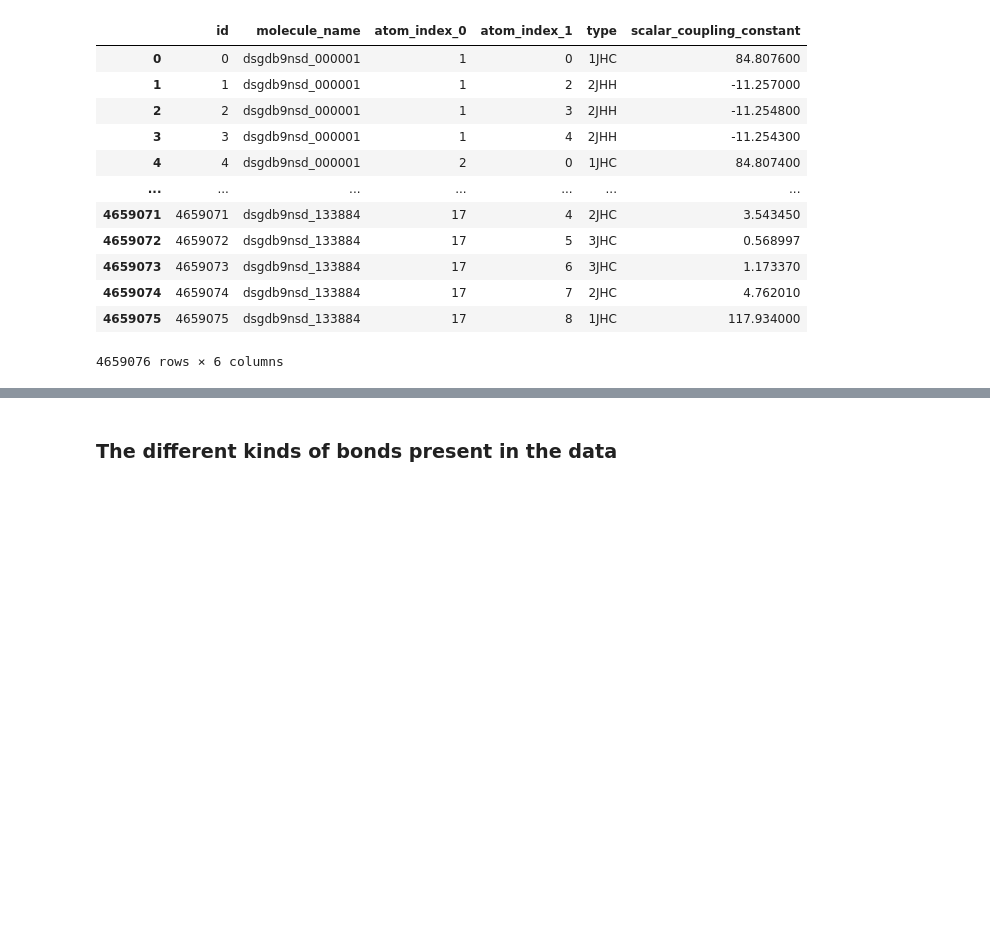
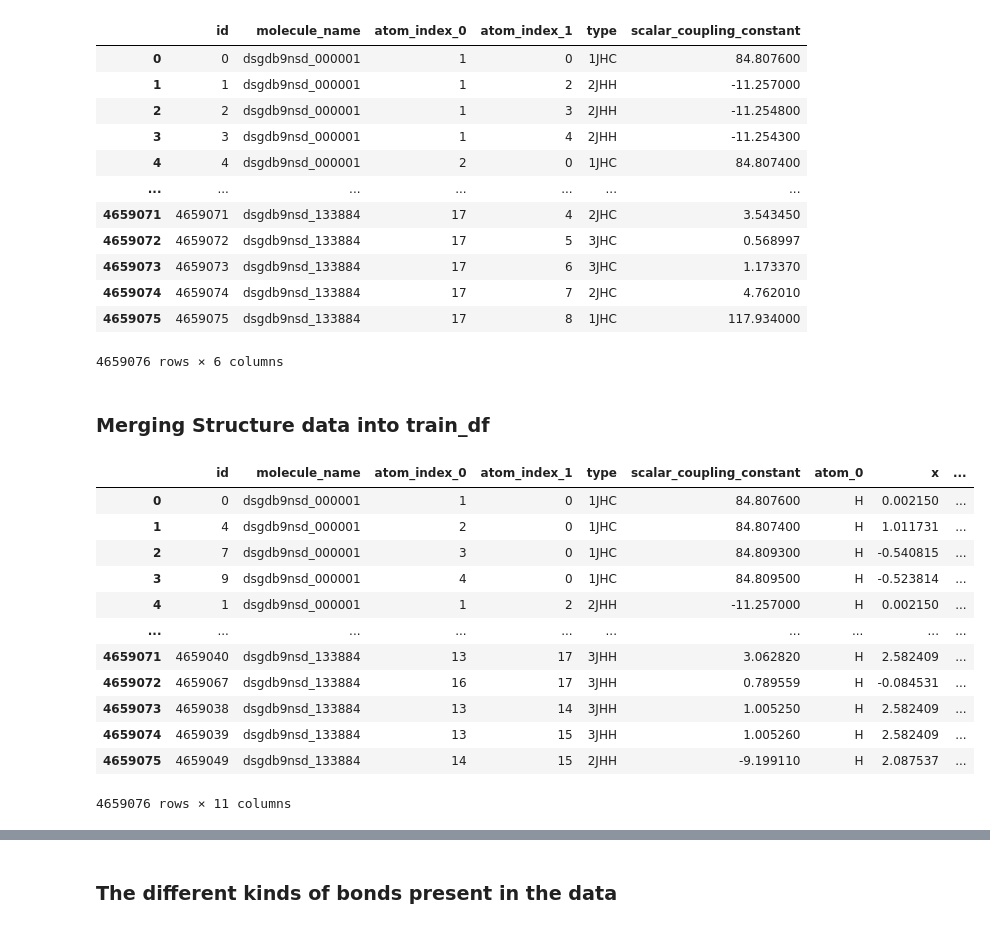
Before and after one commit to stonefollari/champs, a Jupyter notebook: src.ipynb, the cells around one changed output, grey strips where cells are left out. Saved outputs shown, nothing was run; the diff lists cells and outputs as text; code cells hidden in the pictures; blank space fills up the shorter version.

```diff
--- a/src.ipynb
+++ b/src.ipynb
@@ -17,5 +21,4 @@ plt.style.use('classic')
 # %%
-scalar_couple_df = pd.read_csv('D:\data\champs\zip\scalar_coupling_contributions.zip')
-# champs_data = pd.read_csv('D:\data\champs\scalar_coupling_contributions.csv')
+structures_df = pd.read_csv('D:\data\champs\zip\structures.zip')
 # %%
 train_df = pd.read_csv('D:\data\champs\zip\\train.zip')
@@ -51,3 +54,28 @@ train_df
 | 4659074 | 4659074 | dsgdb9nsd_133884 | 17 | 7 | 2JHC | 4.762010 |
 | 4659075 | 4659075 | dsgdb9nsd_133884 | 17 | 8 | 1JHC | 117.934000 |
 4659076 rows × 6 columns
+# %% [markdown]
+### Merging Structure data into train_df
+# %%
+# Get df of each atom within the molecule. Get specific atom location by (mol_name, index).
+struct_atom_0 = structures_df[['molecule_name','atom_index','atom','x','y','z']].rename(columns={'atom':'atom_0','atom_index':'atom_index_0'})
+# Repeat for index_1. (x,y,z) not needed, as they are added in with previouis df. This is to get 'atom_1' merged as well.
+struct_atom_1 = structures_df[['molecule_name','atom_index','atom']].rename(columns={'atom':'atom_1','atom_index':'atom_index_1'})
+
+# Merge structure information into train_df.
+mol_df = train_df.merge(struct_atom_0, left_on=['molecule_name','atom_index_0'], right_on=['molecule_name','atom_index_0'])
+mol_df = mol_df.merge(struct_atom_1, left_on=['molecule_name','atom_index_1'], right_on=['molecule_name','atom_index_1'])
+# %% [output]
+|  | id | molecule_name | atom_index_0 | atom_index_1 | type | scalar_coupling_constant | atom_0 | x | ... |
+| 0 | 0 | dsgdb9nsd_000001 | 1 | 0 | 1JHC | 84.807600 | H | 0.002150 | ... |
+| 1 | 4 | dsgdb9nsd_000001 | 2 | 0 | 1JHC | 84.807400 | H | 1.011731 | ... |
+| 2 | 7 | dsgdb9nsd_000001 | 3 | 0 | 1JHC | 84.809300 | H | -0.540815 | ... |
+| 3 | 9 | dsgdb9nsd_000001 | 4 | 0 | 1JHC | 84.809500 | H | -0.523814 | ... |
+| 4 | 1 | dsgdb9nsd_000001 | 1 | 2 | 2JHH | -11.257000 | H | 0.002150 | ... |
+| ... | ... | ... | ... | ... | ... | ... | ... | ... | ... |
+| 4659071 | 4659040 | dsgdb9nsd_133884 | 13 | 17 | 3JHH | 3.062820 | H | 2.582409 | ... |
+| 4659072 | 4659067 | dsgdb9nsd_133884 | 16 | 17 | 3JHH | 0.789559 | H | -0.084531 | ... |
+| 4659073 | 4659038 | dsgdb9nsd_133884 | 13 | 14 | 3JHH | 1.005250 | H | 2.582409 | ... |
+| 4659074 | 4659039 | dsgdb9nsd_133884 | 13 | 15 | 3JHH | 1.005260 | H | 2.582409 | ... |
+| 4659075 | 4659049 | dsgdb9nsd_133884 | 14 | 15 | 2JHH | -9.199110 | H | 2.087537 | ... |
+4659076 rows × 11 columns
```
Also changed, not shown: parts of 7 cells of this notebook.
